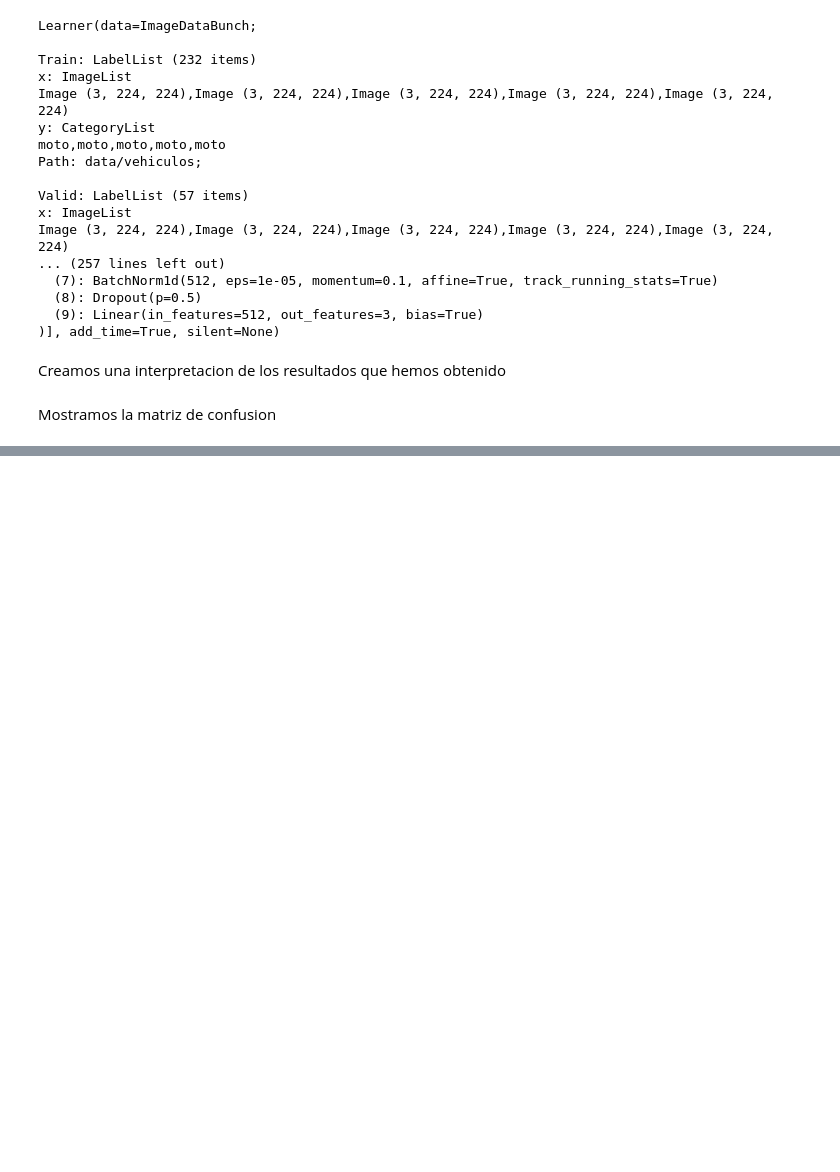
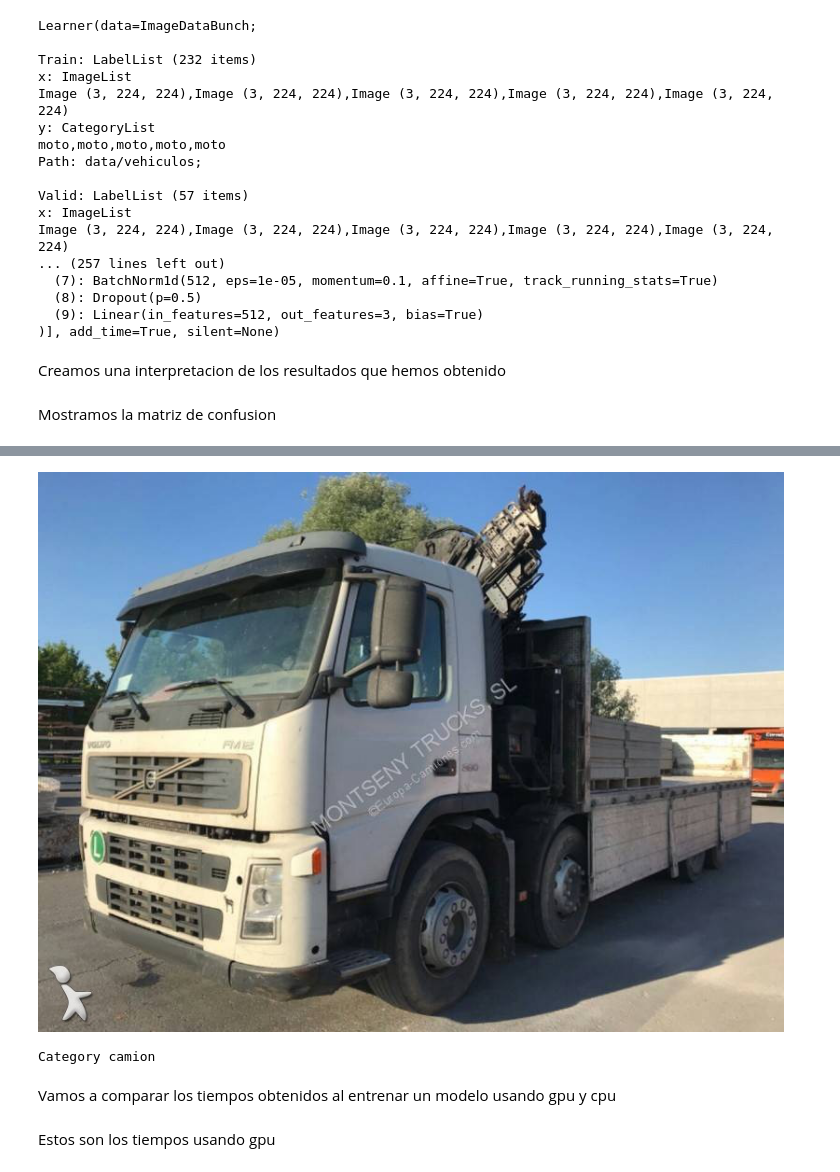
Before and after one commit to ismarano/IAEntregable2, a Jupyter notebook: entregable3.ipynb, the cells around one changed output, grey strips where cells are left out. Saved outputs shown, nothing was run; the diff lists cells and outputs as text; code cells hidden in the pictures; blank space fills up the shorter version.

```diff
--- a/entregable3.ipynb
+++ b/entregable3.ipynb
@@ -173,0 +317,5 @@ interp.plot_confusion_matrix()
+# %%
+camion = open_image('camion.jpg')
+camion
+# %% [output]
+[figure, added]
@@ -173,0 +324,9 @@ interp.plot_confusion_matrix()
+# %%
+pred_class,pred_idx,outputs=learn.predict(camion)
+pred_class
+# %% [output]
+Category camion
+# %% [markdown]
+Vamos a comparar los tiempos obtenidos al entrenar un modelo usando gpu y cpu
+# %% [markdown]
+Estos son los tiempos usando gpu
```
Also changed, not shown: parts of 48 cells of this notebook.
